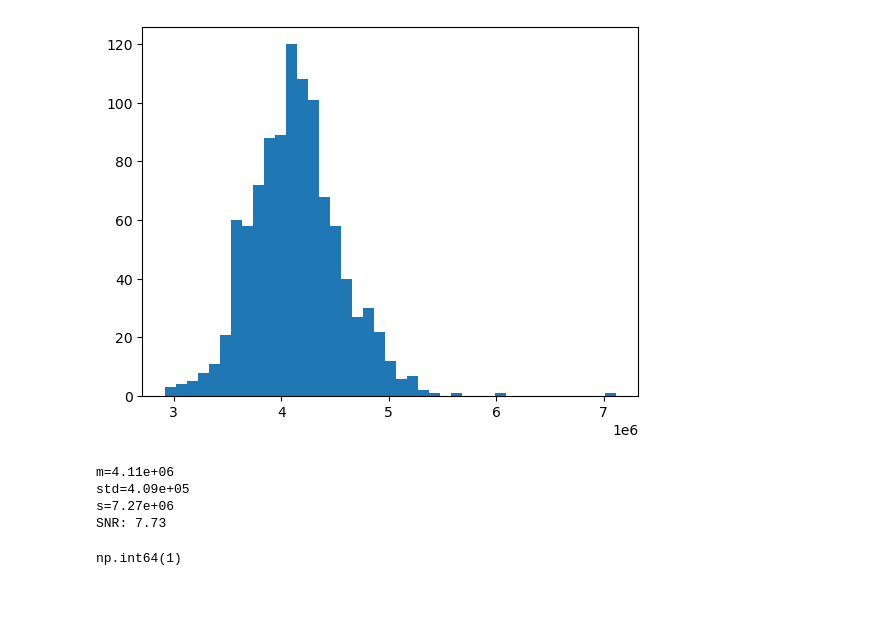
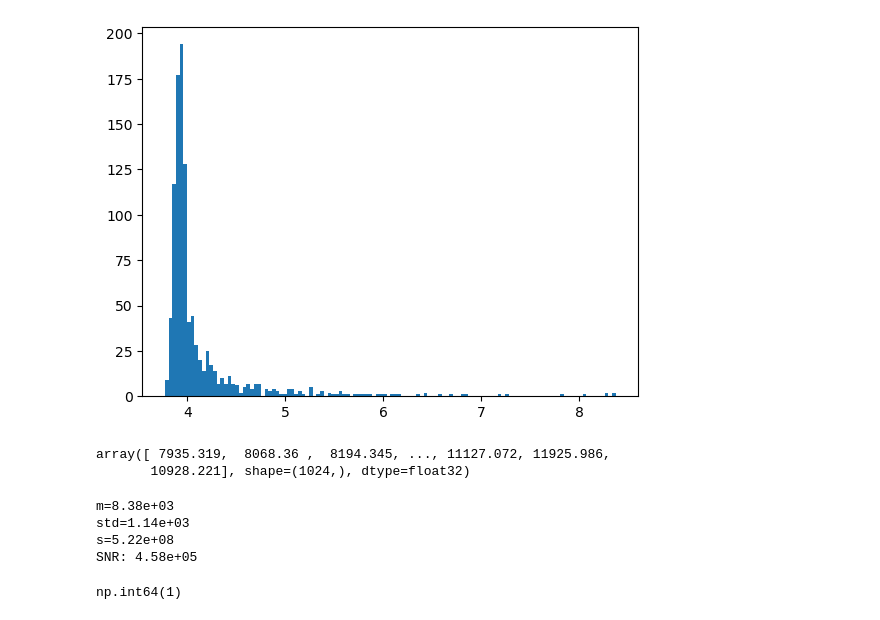
Before and after one commit to andres-luengo/bart, a Jupyter notebook: experiments/inspect_hits.ipynb, the cells around one changed output. Saved outputs shown, nothing was run; the diff lists cells and outputs as text; code cells hidden in the pictures.

```diff
--- a/experiments/inspect_hits.ipynb
+++ b/experiments/inspect_hits.ipynb
@@ -14,4 +26,4 @@ import warnings
 # %%
-df = pd.read_csv('/mnt_blpc3/datax/scratch/andresl/starlink-pipeline-runs/sample-run2/batches/batch_021.csv')
+df = pd.read_csv('/mnt_blpc3/datax/scratch/andresl/starlink-pipeline-runs/sample-run2/batches/batch_009.csv')
 df
 # %% [output]
@@ -18,0 +43,3 @@ FileNotFoundError: [Errno 2] No such file or directory: '/mnt_blpc3/datax/scratc
+# %%
+fname = df['source file'].iloc[0]
+fname
@@ -19,5 +48,5 @@ FileNotFoundError: [Errno 2] No such file or directory: '/mnt_blpc3/datax/scratc
 # %%
-f = h5py.File(df['source file'].iloc[0])
+f = h5py.File(fname)
 fch1 = f['data'].attrs['fch1']
 foff = f['data'].attrs['foff']
 nchans = f['data'].attrs['nchans']
@@ -166,10 +241,15 @@ plt.show()
 # %%
 d = f['data'][:, 0, hit.frequency_index : hit.frequency_index+WINDOW_SIZE]
-plt.hist(d[8], bins = 'auto');
+plt.hist(np.log10(d[8]), bins='auto');
 # plt.axvline(1e4)
 # plt.plot(d[8])
 # %% [output]
-[figure, old version]
+[figure, new version]
+# %%
+d[8]
+# %% [output]
+array([ 7935.319,  8068.36 ,  8194.345, ..., 11127.072, 11925.986,
+       10928.221], shape=(1024,), dtype=float32)
 # %%
 clipped, _, _ = scipy.stats.sigmaclip(d, low=3, high=3)
 
@@ -180,10 +260,10 @@ s = np.max(d)
 
 print(f'{m=:.3g}\n{std=:.3g}\n{s=:.3g}\nSNR: {(s - m)/std:.3g}')
 # %% [output]
-m=4.11e+06
-std=4.09e+05
-s=7.27e+06
-SNR: 7.73
+m=8.38e+03
+std=1.14e+03
+s=5.22e+08
+SNR: 4.58e+05
 # %%
 hit.name
 # %% [output]
```
Also changed, not shown: parts of 9 cells of this notebook, 1 other file.
